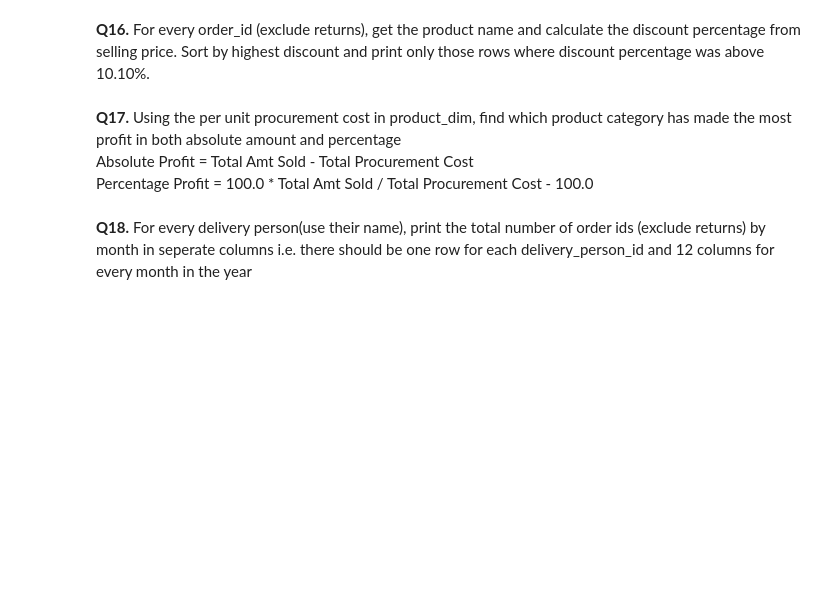
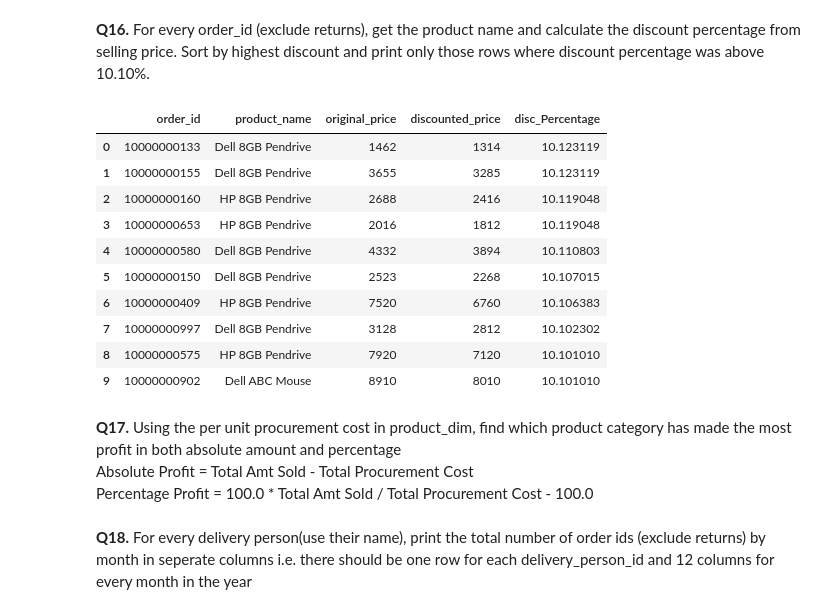
Before and after one commit to kumardev0614/SQL, a Jupyter notebook: Utsav Awasthi Youtube/SQL Practice Problems 1.ipynb, the cells around one changed output. Cells and saved outputs as stored; diff of their text form; code cells hidden in the pictures; blank space fills up the shorter version.

```diff
--- a/Utsav Awasthi Youtube/SQL Practice Problems 1.ipynb
+++ b/Utsav Awasthi Youtube/SQL Practice Problems 1.ipynb
@@ -660,3 +671,37 @@ ans
+# %%
+ans = ps.sqldf("""
+---------------------WRITE QUERY BELOW---------------------
+
+SELECT
+    orders.order_id,
+    products.product_name,
+    orders.tot_units * orders.displayed_selling_price_per_unit AS original_price,
+    orders.total_amount_paid AS discounted_price,
+    100.0 - 100.0 * orders.total_amount_paid / (orders.tot_units * orders.displayed_selling_price_per_unit) AS disc_Percentage
+FROM order_dim AS orders
+
+INNER JOIN product_dim AS products
+    ON orders.product_id = products.product_id
+
+WHERE (orders.order_type = 'buy') AND (100.0 - 100.0 * orders.total_amount_paid / (orders.tot_units * orders.displayed_selling_price_per_unit) > 10.10)
+
+ORDER BY 100.0 - 100.0 * orders.total_amount_paid / (orders.tot_units * orders.displayed_selling_price_per_unit) DESC
+---------------------WRITE QUERY ABOVE---------------------
+""")
+
+ans
+# %% [output]
+|  | order_id | product_name | original_price | discounted_price | disc_Percentage |
+| 0 | 10000000133 | Dell 8GB Pendrive | 1462 | 1314 | 10.123119 |
+| 1 | 10000000155 | Dell 8GB Pendrive | 3655 | 3285 | 10.123119 |
+| 2 | 10000000160 | HP 8GB Pendrive | 2688 | 2416 | 10.119048 |
+| 3 | 10000000653 | HP 8GB Pendrive | 2016 | 1812 | 10.119048 |
+| 4 | 10000000580 | Dell 8GB Pendrive | 4332 | 3894 | 10.110803 |
+| 5 | 10000000150 | Dell 8GB Pendrive | 2523 | 2268 | 10.107015 |
+| 6 | 10000000409 | HP 8GB Pendrive | 7520 | 6760 | 10.106383 |
+| 7 | 10000000997 | Dell 8GB Pendrive | 3128 | 2812 | 10.102302 |
+| 8 | 10000000575 | HP 8GB Pendrive | 7920 | 7120 | 10.101010 |
+| 9 | 10000000902 | Dell ABC Mouse | 8910 | 8010 | 10.101010 |
 # %% [markdown]
 <b>Q17.</b> Using the per unit procurement cost in product_dim, find which product category has made the most profit in both absolute amount and percentage<br>
 Absolute Profit = Total Amt Sold - Total Procurement Cost<br>
```
Also changed, not shown: parts of 13 cells of this notebook.
